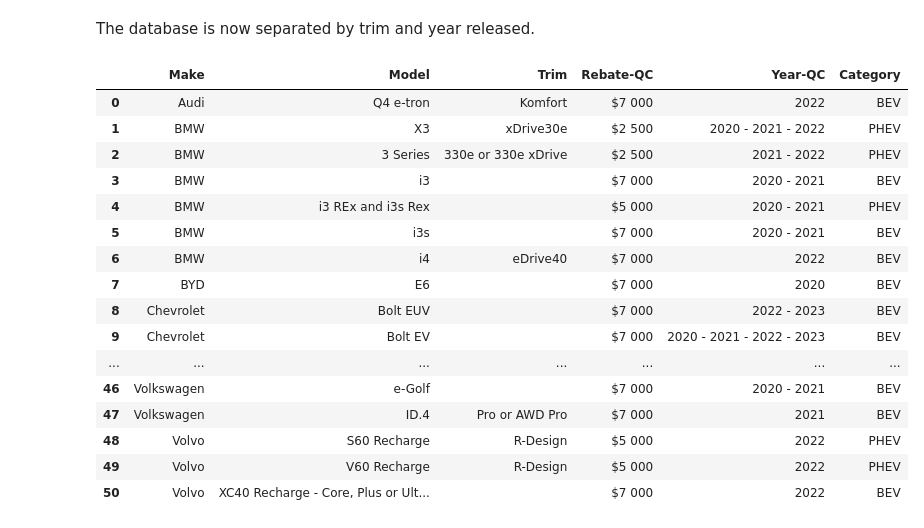
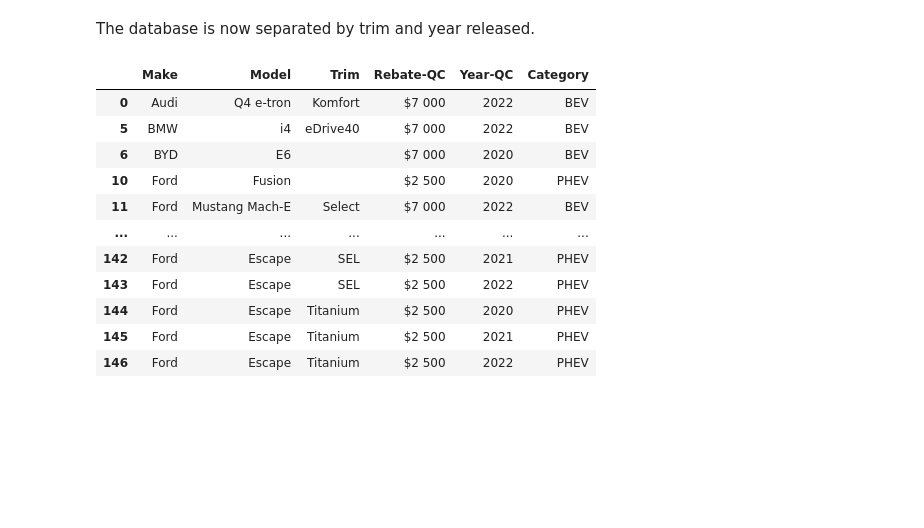
Before and after one commit to JordaanI/EV_Cars, a Jupyter notebook: EV_CARS.ipynb, the cells around one changed output. Drawn from its saved outputs; the diff is of its cells as text; code cells hidden in the pictures; blank space fills up the shorter version.

```diff
--- a/EV_CARS.ipynb
+++ b/EV_CARS.ipynb
@@ -230,81 +230,70 @@ def model_correction(series):
     else:
         return series['Model']
 
 def trimseparator(series,separator):
     df = pd.DataFrame()
     str = series['Trim']
     res = re.split(separator, str)
     for ind in res:
         car_make = series['Make']
         car_model = series['Model']
         car_model_year = series['Year-QC']
         car_category = series['Category']
         car_rebate = series['Rebate-QC']
         temp_dict={'Make':car_make,'Model':car_model, 'Trim':ind,'Rebate-QC':car_rebate,'Year-QC':car_model_year,'Category':car_category}
         df = df.append(temp_dict,ignore_index=True)
     return df
 
 cars_df['Model'] = cars_df.apply(model_formatter, axis=1)
 cars_df['Trim'] = cars_df.apply(model_splitter, axis=1)
 cars_df['Model'] = cars_df.apply(model_correction, axis=1)
 
-# drop_list = []
-# separators = ['or', ', ', ' and ']
-# for ind in size:
-#     series = cars_df.iloc[ind]
-#     for separator in separators:
-#         if separator in series['Trim']:
-#             temp= trimseparator(series,separator)
-#             cars_df = cars_df.append(temp, ignore_index=True)
-# for ind in size:
-#     series = cars_df.iloc[ind]
-#     if '\n' in series['Trim']:
-#         drop_list.append(ind)
-# cars_df.drop(drop_list,inplace=True)
+drop_list = []
+separators = [' or ', ', ', ' and ']
+for ind in size:
+    series = cars_df.iloc[ind]
+    if any([separator in series['Trim'] for separator in separators]):
+            drop_list.append(ind)
+            temp= trimseparator(series,' or |, | and ')
+            cars_df = cars_df.append(temp, ignore_index=True)
+cars_df.drop(drop_list,inplace=True)
 
-# def timeseparator(series,separator = ' - '):
-#     df = pd.DataFrame()
-#     str = series['Year-QC']
-#     res = str.split(separator)
-#     for ind in res:
-#         car_make = series['Make']
-#         car_model = series['Model']
-#         car_category = series['Category']
-#         car_rebate = series['Rebate-QC']
-#         temp_dict={'Make':car_make,'Model':car_model,'Rebate-QC':car_rebate,'Year-QC':ind,'Category':car_category}
-#         df = df.append(temp_dict,ignore_index=True)
-#     return df
+def timeseparator(series,separator = ' - '):
+    df = pd.DataFrame()
+    str = series['Year-QC']
+    res = str.split(separator)
+    for ind in res:
+        car_make = series['Make']
+        car_model = series['Model']
+        car_trim = series['Trim']
+        car_category = series['Category']
+        car_rebate = series['Rebate-QC']
+        temp_dict={'Make':car_make,'Model':car_model,'Trim': car_trim,'Rebate-QC':car_rebate,'Year-QC':ind,'Category':car_category}
+        df = df.append(temp_dict,ignore_index=True)
+    return df
 
-# drop_list = []
-# for ind in size:
-#     series = cars_df.iloc[ind]
-#     if ' - ' in series['Year-QC']:
-#         temp= timeseparator(series)
-#         cars_df = cars_df.append(temp, ignore_index=True)
-# for ind in size:
-#     series = cars_df.iloc[ind]
-#     if ' - ' in series['Year-QC']:
-#         drop_list.append(ind)
-# cars_df.drop(drop_list,inplace=True)
+drop_list = []
+for ind in size:
+    series = cars_df.iloc[ind]
+    if ' - ' in series['Year-QC']:
+        temp= timeseparator(series)
+        cars_df = cars_df.append(temp, ignore_index=True)
+        drop_list.append(ind)
+cars_df.drop(drop_list,inplace=True)
 
 
 
 cars_df
 # %% [output]
 |  | Make | Model | Trim | Rebate-QC | Year-QC | Category |
 | 0 | Audi | Q4 e-tron | Komfort | $7 000 | 2022 | BEV |
-| 1 | BMW | X3 | xDrive30e | $2 500 | 2020 - 2021 - 2022 | PHEV |
-| 2 | BMW | 3 Series | 330e or 330e xDrive | $2 500 | 2021 - 2022 | PHEV |
-| 3 | BMW | i3 |  | $7 000 | 2020 - 2021 | BEV |
-| 4 | BMW | i3 REx and i3s Rex |  | $5 000 | 2020 - 2021 | PHEV |
-| 5 | BMW | i3s |  | $7 000 | 2020 - 2021 | BEV |
-| 6 | BMW | i4 | eDrive40 | $7 000 | 2022 | BEV |
-| 7 | BYD | E6 |  | $7 000 | 2020 | BEV |
-| 8 | Chevrolet | Bolt EUV |  | $7 000 | 2022 - 2023 | BEV |
-| 9 | Chevrolet | Bolt EV |  | $7 000 | 2020 - 2021 - 2022 - 2023 | BEV |
+| 5 | BMW | i4 | eDrive40 | $7 000 | 2022 | BEV |
+| 6 | BYD | E6 |  | $7 000 | 2020 | BEV |
+| 10 | Ford | Fusion |  | $2 500 | 2020 | PHEV |
+| 11 | Ford | Mustang Mach-E | Select | $7 000 | 2022 | BEV |
 | ... | ... | ... | ... | ... | ... | ... |
-| 46 | Volkswagen | e-Golf |  | $7 000 | 2020 - 2021 | BEV |
-| 47 | Volkswagen | ID.4 | Pro or AWD Pro | $7 000 | 2021 | BEV |
-| 48 | Volvo | S60 Recharge | R-Design | $5 000 | 2022 | PHEV |
-| 49 | Volvo | V60 Recharge | R-Design | $5 000 | 2022 | PHEV |
-| 50 | Volvo | XC40 Recharge - Core, Plus or Ult... |  | $7 000 | 2022 | BEV |
+| 142 | Ford | Escape | SEL | $2 500 | 2021 | PHEV |
+| 143 | Ford | Escape | SEL | $2 500 | 2022 | PHEV |
+| 144 | Ford | Escape | Titanium | $2 500 | 2020 | PHEV |
+| 145 | Ford | Escape | Titanium | $2 500 | 2021 | PHEV |
+| 146 | Ford | Escape | Titanium | $2 500 | 2022 | PHEV |
```
Also changed, not shown: parts of 5 cells of this notebook, 3 other files.
